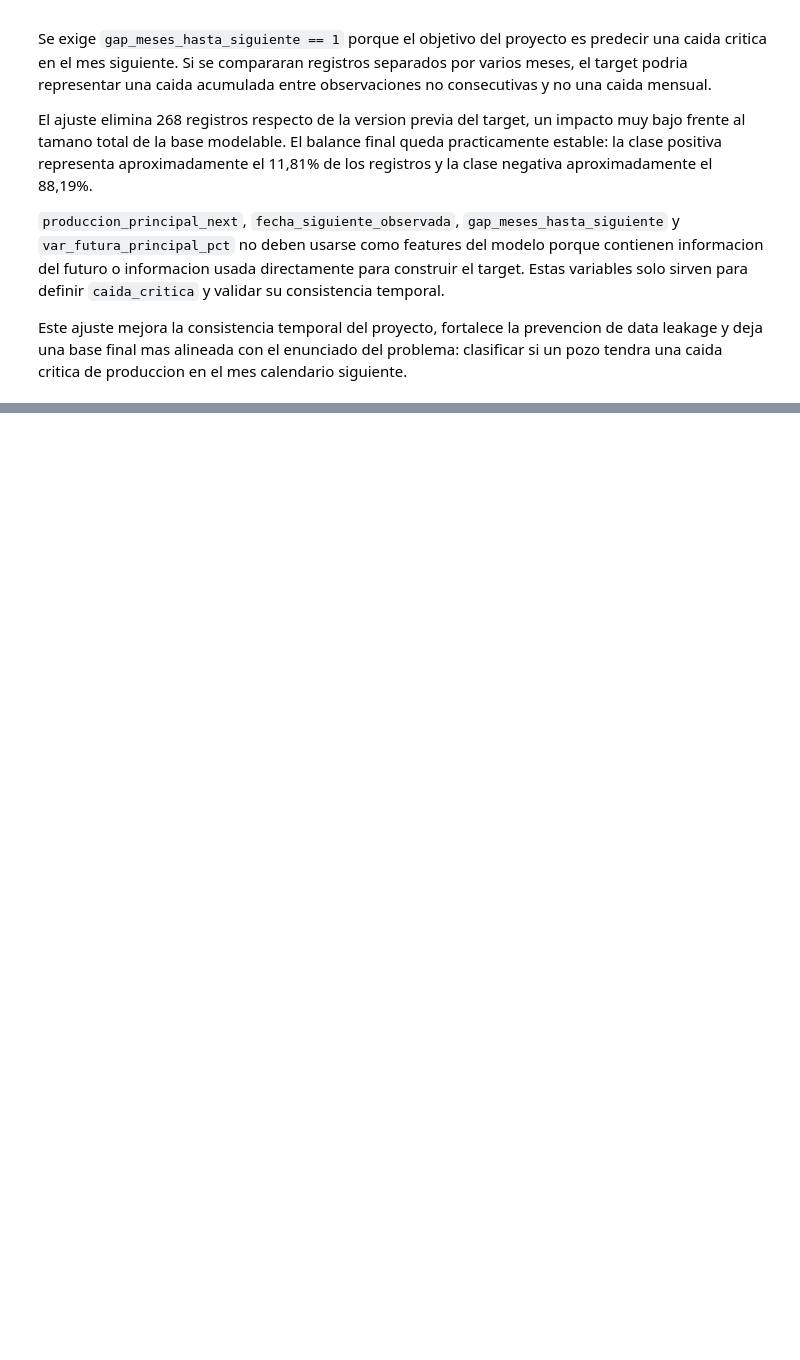
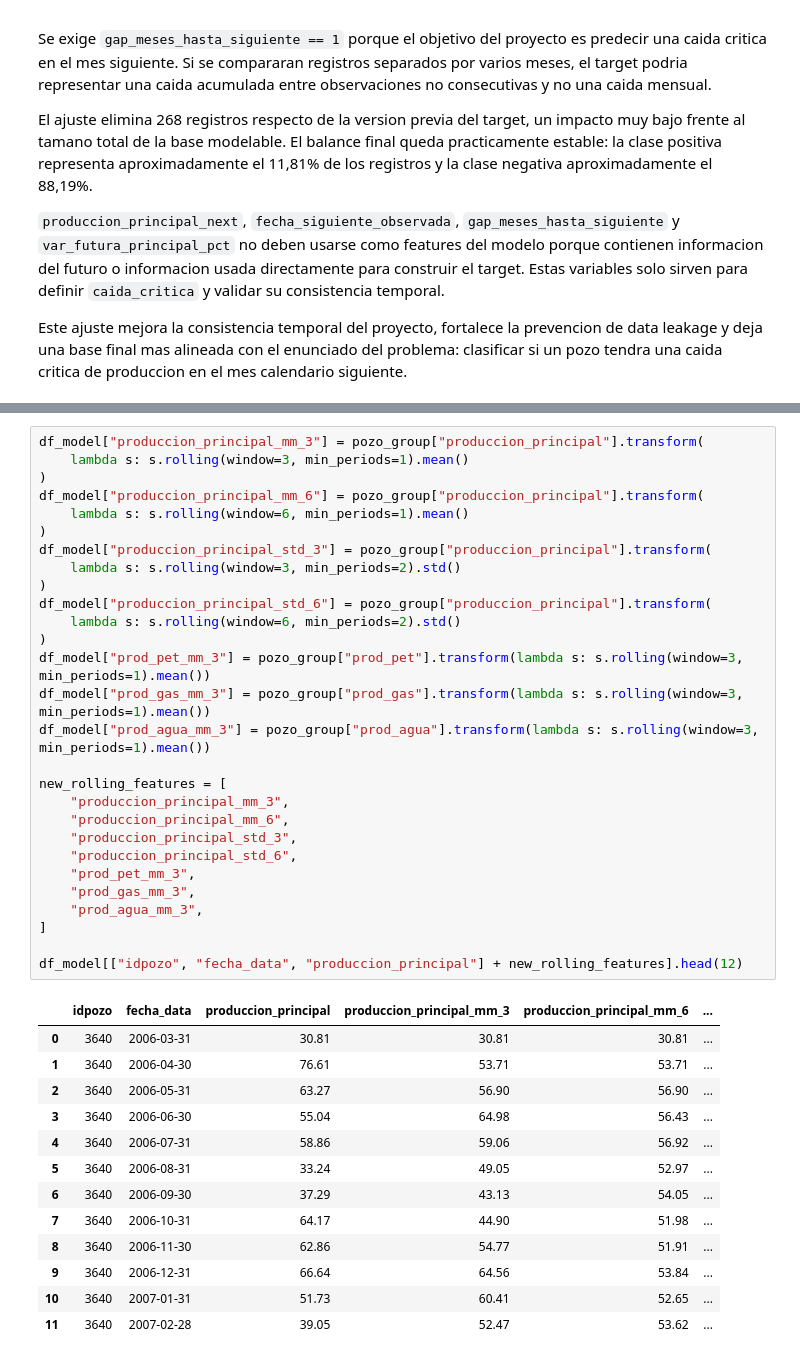
Before and after one commit to MatiasLHerrera/proyecto-caida-produccion-pozos, a Jupyter notebook: notebooks/03_feature_engineering.ipynb, the cells around one changed output, grey strips where cells are left out. Drawn from its saved outputs; the diff is of its cells as text; blank space fills up the shorter version.

```diff
--- a/notebooks/03_feature_engineering.ipynb
+++ b/notebooks/03_feature_engineering.ipynb
@@ -847,0 +1130,42 @@ Este ajuste mejora la consistencia temporal del proyecto, fortalece la prevencio
+# %%
+df_model["produccion_principal_mm_3"] = pozo_group["produccion_principal"].transform(
+    lambda s: s.rolling(window=3, min_periods=1).mean()
+)
+df_model["produccion_principal_mm_6"] = pozo_group["produccion_principal"].transform(
+    lambda s: s.rolling(window=6, min_periods=1).mean()
+)
+df_model["produccion_principal_std_3"] = pozo_group["produccion_principal"].transform(
+    lambda s: s.rolling(window=3, min_periods=2).std()
+)
+df_model["produccion_principal_std_6"] = pozo_group["produccion_principal"].transform(
+    lambda s: s.rolling(window=6, min_periods=2).std()
+)
+df_model["prod_pet_mm_3"] = pozo_group["prod_pet"].transform(lambda s: s.rolling(window=3, min_periods=1).mean())
+df_model["prod_gas_mm_3"] = pozo_group["prod_gas"].transform(lambda s: s.rolling(window=3, min_periods=1).mean())
+df_model["prod_agua_mm_3"] = pozo_group["prod_agua"].transform(lambda s: s.rolling(window=3, min_periods=1).mean())
+
+new_rolling_features = [
+    "produccion_principal_mm_3",
+    "produccion_principal_mm_6",
+    "produccion_principal_std_3",
+    "produccion_principal_std_6",
+    "prod_pet_mm_3",
+    "prod_gas_mm_3",
+    "prod_agua_mm_3",
+]
+
+df_model[["idpozo", "fecha_data", "produccion_principal"] + new_rolling_features].head(12)
+# %% [output]
+|  | idpozo | fecha_data | produccion_principal | produccion_principal_mm_3 | produccion_principal_mm_6 | ... |
+| 0 | 3640 | 2006-03-31 | 30.81 | 30.81 | 30.81 | ... |
+| 1 | 3640 | 2006-04-30 | 76.61 | 53.71 | 53.71 | ... |
+| 2 | 3640 | 2006-05-31 | 63.27 | 56.90 | 56.90 | ... |
+| 3 | 3640 | 2006-06-30 | 55.04 | 64.98 | 56.43 | ... |
+| 4 | 3640 | 2006-07-31 | 58.86 | 59.06 | 56.92 | ... |
+| 5 | 3640 | 2006-08-31 | 33.24 | 49.05 | 52.97 | ... |
+| 6 | 3640 | 2006-09-30 | 37.29 | 43.13 | 54.05 | ... |
+| 7 | 3640 | 2006-10-31 | 64.17 | 44.90 | 51.98 | ... |
+| 8 | 3640 | 2006-11-30 | 62.86 | 54.77 | 51.91 | ... |
+| 9 | 3640 | 2006-12-31 | 66.64 | 64.56 | 53.84 | ... |
+| 10 | 3640 | 2007-01-31 | 51.73 | 60.41 | 52.65 | ... |
+| 11 | 3640 | 2007-02-28 | 39.05 | 52.47 | 53.62 | ... |
```
Also changed, not shown: parts of 46 cells of this notebook.
